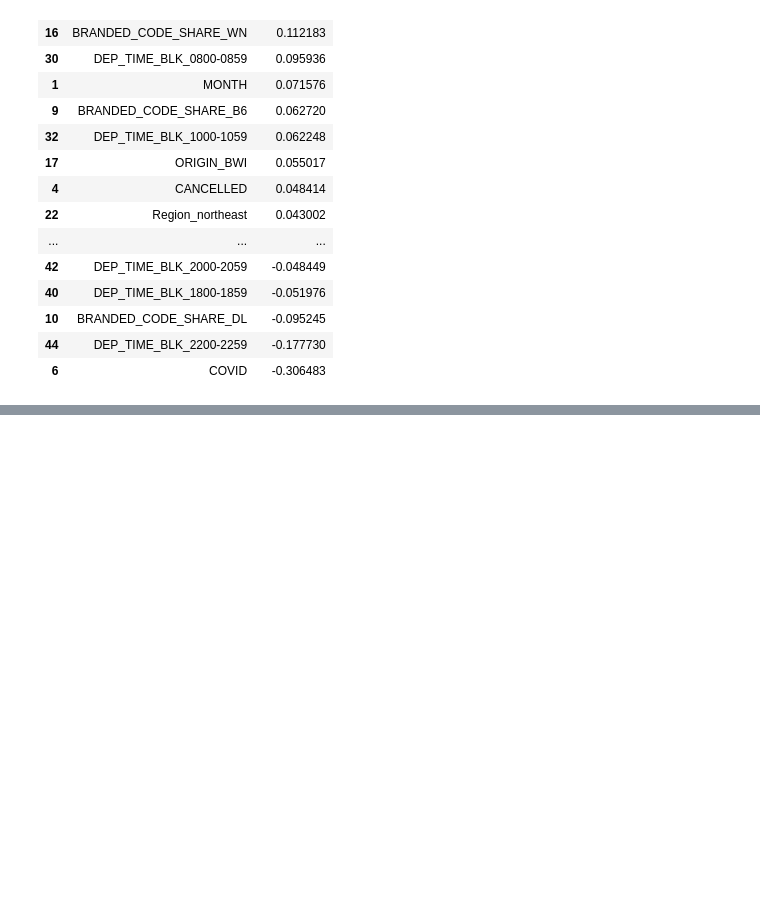
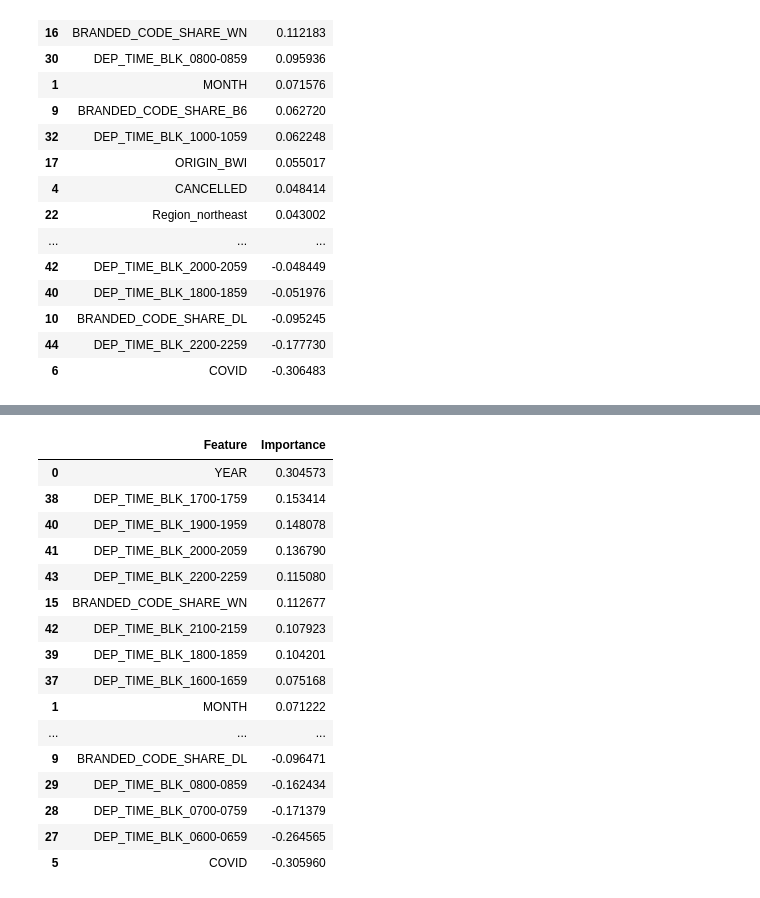
Before and after one commit to camilabatres/Airport_Analysis, a Jupyter notebook: Machine Learning Models/logistic_regression.ipynb, the cells around one changed output, grey strips where cells are left out. Cells and saved outputs as stored; diff of their text form; code cells hidden in the pictures; blank space fills up the shorter version.

```diff
--- a/Machine Learning Models/logistic_regression.ipynb
+++ b/Machine Learning Models/logistic_regression.ipynb
@@ -706,0 +798,22 @@ importance_df.sort_values('Importance', ascending=False)
+# %%
+columns = list(X)
+importance_df = pd.DataFrame({'Feature': columns, 'Importance' : importance})
+importance_df.sort_values('Importance', ascending=False)
+# %% [output]
+|  | Feature | Importance |
+| 0 | YEAR | 0.304573 |
+| 38 | DEP_TIME_BLK_1700-1759 | 0.153414 |
+| 40 | DEP_TIME_BLK_1900-1959 | 0.148078 |
+| 41 | DEP_TIME_BLK_2000-2059 | 0.136790 |
+| 43 | DEP_TIME_BLK_2200-2259 | 0.115080 |
+| 15 | BRANDED_CODE_SHARE_WN | 0.112677 |
+| 42 | DEP_TIME_BLK_2100-2159 | 0.107923 |
+| 39 | DEP_TIME_BLK_1800-1859 | 0.104201 |
+| 37 | DEP_TIME_BLK_1600-1659 | 0.075168 |
+| 1 | MONTH | 0.071222 |
+| ... | ... | ... |
+| 9 | BRANDED_CODE_SHARE_DL | -0.096471 |
+| 29 | DEP_TIME_BLK_0800-0859 | -0.162434 |
+| 28 | DEP_TIME_BLK_0700-0759 | -0.171379 |
+| 27 | DEP_TIME_BLK_0600-0659 | -0.264565 |
+| 5 | COVID | -0.305960 |
```
Also changed, not shown: parts of 8 cells of this notebook.
